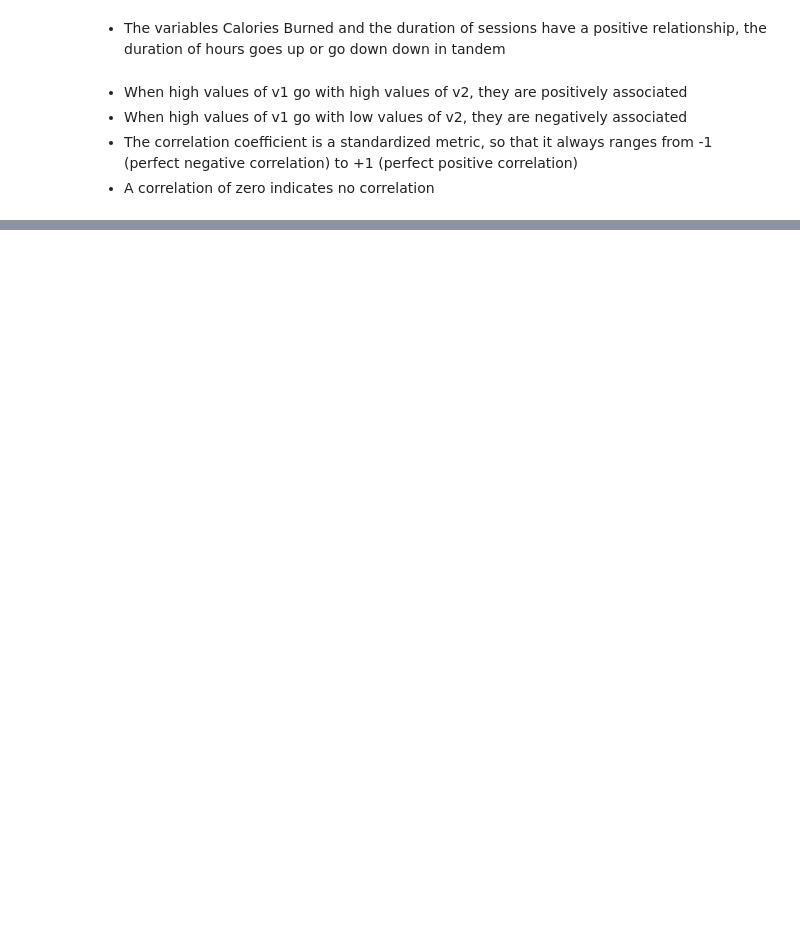
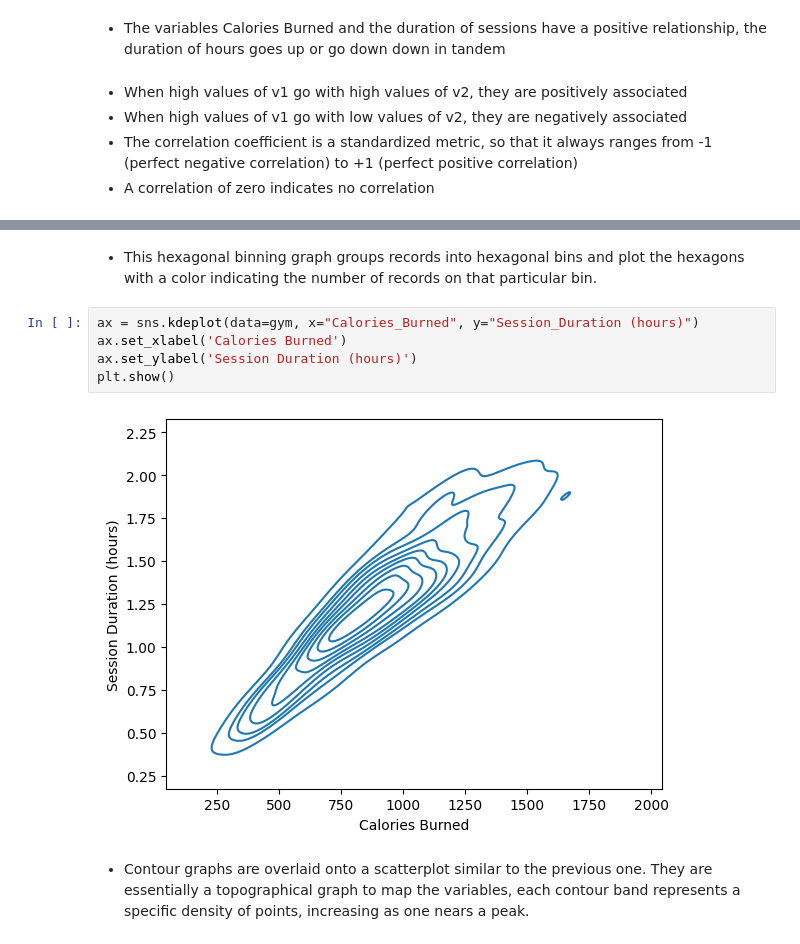
Before and after one commit to lucaspinheiro27/Python_statistics, a Jupyter notebook: Jupyter_notebooks/Gym_members.ipynb, the cells around one changed output, grey strips where cells are left out. Drawn from its saved outputs; the diff is of its cells as text; blank space fills up the shorter version.

```diff
--- a/Jupyter_notebooks/Gym_members.ipynb
+++ b/Jupyter_notebooks/Gym_members.ipynb
@@ -98,0 +116,11 @@ Text(0, 0.5, 'Session Duration (hours)')
+# %% [markdown]
+* This hexagonal binning graph groups records into hexagonal bins and plot the hexagons with a color indicating the number of records on that particular bin.
+# %%
+ax = sns.kdeplot(data=gym, x="Calories_Burned", y="Session_Duration (hours)")
+ax.set_xlabel('Calories Burned')
+ax.set_ylabel('Session Duration (hours)')
+plt.show()
+# %% [output]
+[figure, added]
+# %% [markdown]
+* Contour graphs are overlaid onto a scatterplot similar to the previous one. They are essentially a topographical graph to map the variables, each contour band represents a specific density of points, increasing as one nears a peak.
```
Also changed, not shown: parts of 4 cells of this notebook.
